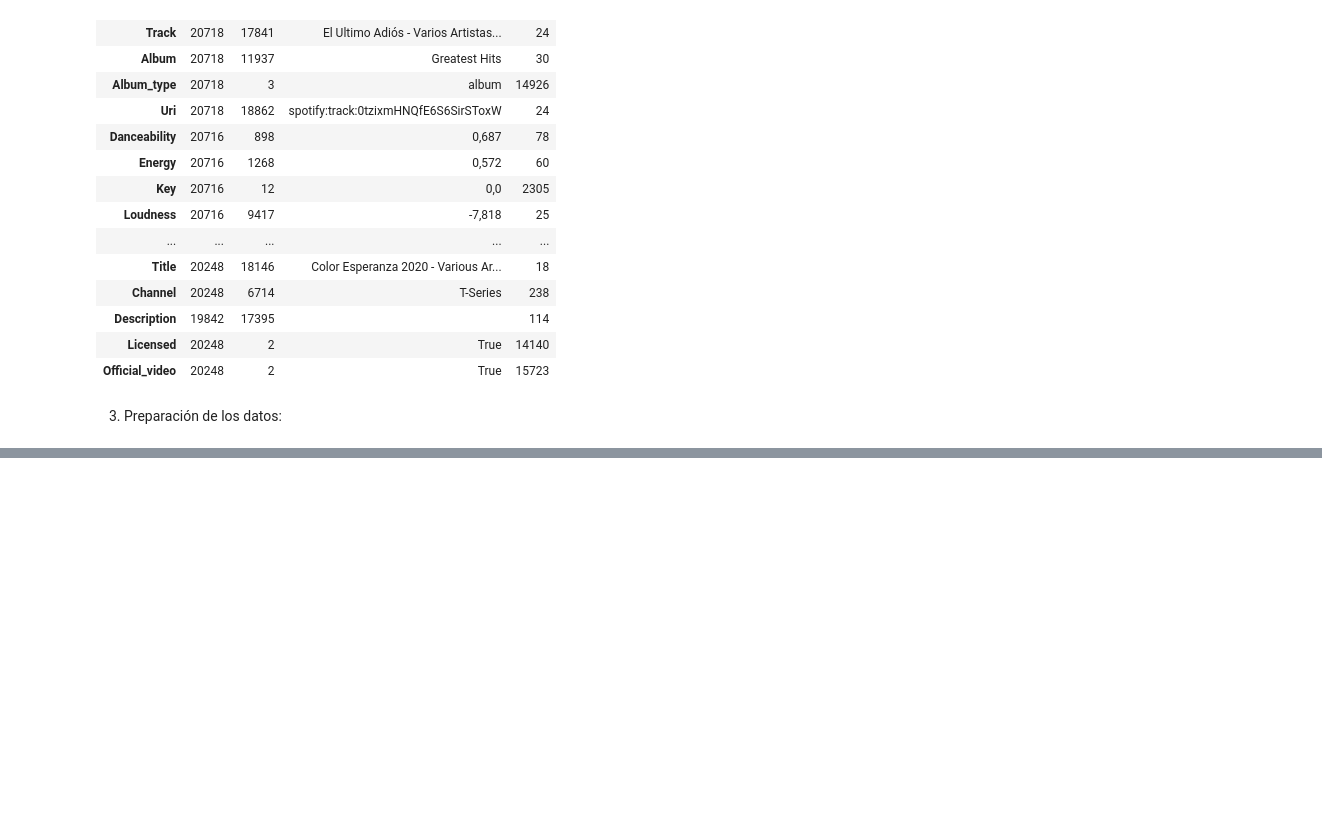
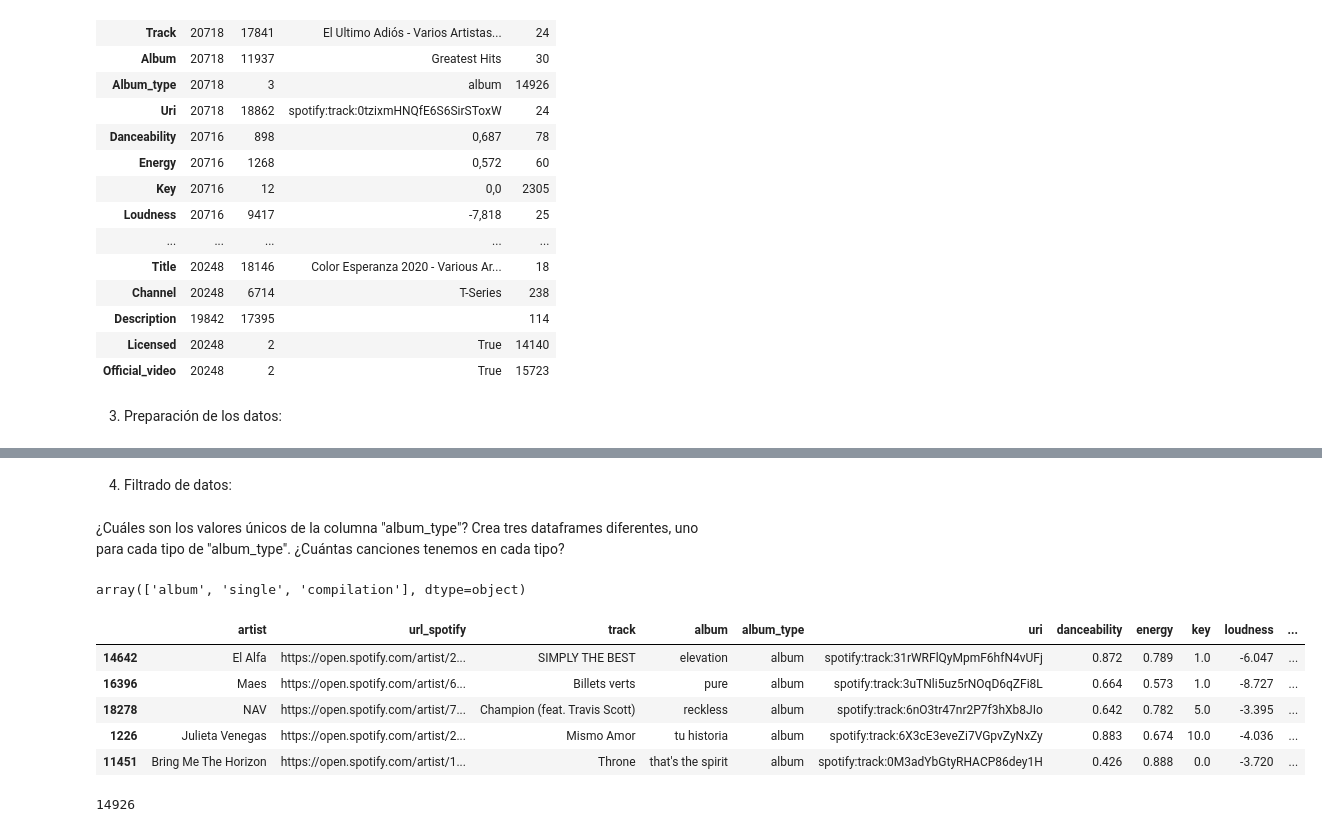
Before and after one commit to Adalab/promo-F-DA-modulo3-evaluacion-intermedia-MC, a Jupyter notebook: evaluacion-intermedia-m3-MC.ipynb, the cells around one changed output, grey strips where cells are left out. Cells and saved outputs as stored; diff of their text form; code cells hidden in the pictures; blank space fills up the shorter version.

```diff
--- a/evaluacion-intermedia-m3-MC.ipynb
+++ b/evaluacion-intermedia-m3-MC.ipynb
@@ -127,0 +258,22 @@ df.select_dtypes(include= 'object').describe().T
+# %% [markdown]
+4. Filtrado de datos:
+# %% [markdown]
+¿Cuáles son los valores únicos de la columna "album_type"? Crea tres dataframes diferentes, uno para cada tipo de "album_type". ¿Cuántas canciones tenemos en cada tipo?
+# %%
+df['album_type'].unique()
+# %% [output]
+array(['album', 'single', 'compilation'], dtype=object)
+# %%
+df_album=df[df['album_type']=="album"]
+df_album.sample(5)
+# %% [output]
+|  | artist | url_spotify | track | album | album_type | uri | danceability | energy | key | loudness | ... |
+| 14642 | El Alfa | https://open.spotify.com/artist/2... | SIMPLY THE BEST | elevation | album | spotify:track:31rWRFlQyMpmF6hfN4vUFj | 0.872 | 0.789 | 1.0 | -6.047 | ... |
+| 16396 | Maes | https://open.spotify.com/artist/6... | Billets verts | pure | album | spotify:track:3uTNli5uz5rNOqD6qZFi8L | 0.664 | 0.573 | 1.0 | -8.727 | ... |
+| 18278 | NAV | https://open.spotify.com/artist/7... | Champion (feat. Travis Scott) | reckless | album | spotify:track:6nO3tr47nr2P7f3hXb8JIo | 0.642 | 0.782 | 5.0 | -3.395 | ... |
+| 1226 | Julieta Venegas | https://open.spotify.com/artist/2... | Mismo Amor | tu historia | album | spotify:track:6X3cE3eveZi7VGpvZyNxZy | 0.883 | 0.674 | 10.0 | -4.036 | ... |
+| 11451 | Bring Me The Horizon | https://open.spotify.com/artist/1... | Throne | that's the spirit | album | spotify:track:0M3adYbGtyRHACP86dey1H | 0.426 | 0.888 | 0.0 | -3.720 | ... |
+# %%
+df_album.shape[0]
+# %% [output]
+14926
```
Also changed, not shown: parts of 46 cells of this notebook.
